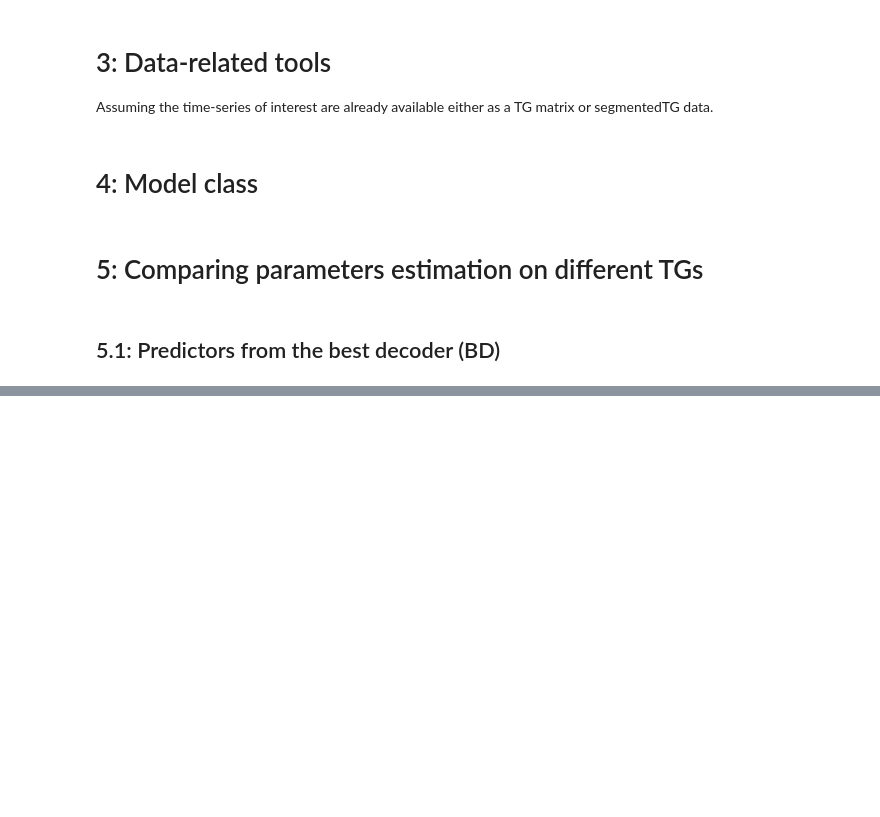
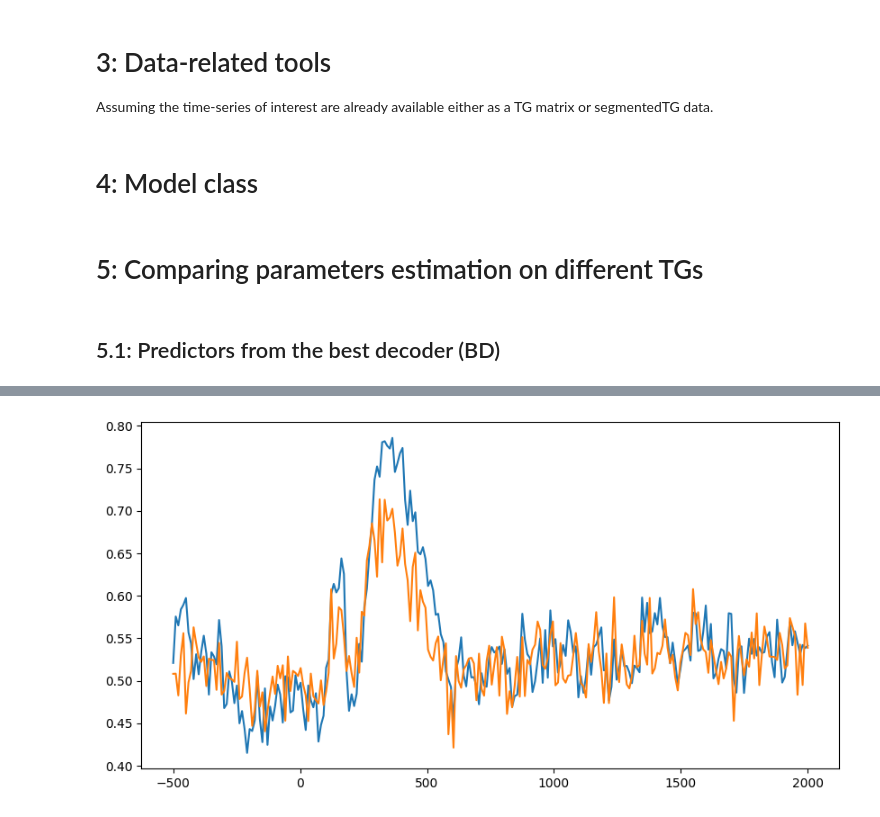
Before and after one commit to ThoHardy/SOUNDMODEL, a Jupyter notebook: SegmentedTemporalGeneralization.ipynb, the cells around one changed output, grey strips where cells are left out. Cells and saved outputs as stored; diff of their text form; code cells hidden in the pictures; blank space fills up the shorter version.

```diff
--- a/SegmentedTemporalGeneralization.ipynb
+++ b/SegmentedTemporalGeneralization.ipynb
@@ -1278,4 +1292,91 @@ AxisError: axis 0 is out of bounds for array of dimension 0
 # %%
 part, task = 13, 'Passive'
 data_ref = f'Data_SoundGOOD/myEpochs_{task}/Epoch_{SubIDs[part]}-epo.fif'
-time_series = compute_TG_matrix(data_ref, n_jobs=30)
+
+scores_all_blocks = []
+fitted_taus = []
+
+train_blocks = [list(range(5,21)), list(range(1,5)) + list(range(9,21)), list(range(1,9)) + list(range(13,21)),  list(range(1,13)) + list(range(17,21)), list(range(1,17))]
+test_blocks = [list(range(1,5)), list(range(5,9)), list(range(9,13)), list(range(13,17)), list(range(17,21))]
+
+
+for idx in tqdm(range(5), desc='Fold number'):
+
+    time_series, scores = compute_time_series(data_ref, n_jobs=30, blocks={'train':train_blocks[idx], 'test':test_blocks[idx]}, categories=[0,5])
+
+    # print('Find best 2D Gaussian...')
+    Z = np.mean(time_series[5],0) - np.mean(time_series[0], 0)
+    x1_range, x2_range = np.arange(55,81), np.arange(75,111)
+    best_params, score_matrix = fit_gaussians(Z, x1_range, x2_range, sigma_bounds=(1, 50))
+
+    # print(f'Best params : {best_params}, hence best times : {best_params[2]*10-500, best_params[0]*10-500} ms pso.')
+    # plt.figure(figsize=(8, 6))
+    # plt.imshow(score_matrix, extent=[0, 600, 0, 600],
+    #            aspect='auto', origin='lower', cmap='viridis')
+    # plt.colorbar(label='SSD Loss')
+    # plt.xlabel('Center 2 (ms)')
+    # plt.ylabel('Center 1 (ms)')
+    # plt.title('Loss Surface for Gaussian Center Combinations')
+    # plt.scatter(best_params[2]*10-500, best_params[0]*10-500, color='red', label='Best Fit')
+    # plt.legend()
+    # plt.show()
+
+    # compute psk
+    mu, std = best_params[2], best_params[3]
+    psk = np.exp(-(np.linspace(0,249,250) - mu)**2/(2*std**2))
+    # plt.figure(figsize=(10,5))
+    # plt.plot(psk)
+    # plt.show()
+
+    # compute epochs x psk and decode
+    epochs = mne.read_epochs(data_ref, preload=True, verbose=False).decimate(5)[f'blocknumber in {train_blocks[idx]}']
+    try:
+        stim_pres_epochs = epochs['7']
+    except:
+        stim_pres_epochs = epochs['6']
+    stim_abs_epochs = epochs['1']
+    combined_epochs = mne.concatenate_epochs([stim_abs_epochs, stim_pres_epochs], verbose=False)
+
+    X = combined_epochs.get_data()  # Shape: (n_epochs, n_channels, n_times)
+    X_sumup = np.average(X, axis=-1, weights=psk)
+    y = np.where(combined_epochs.events[:, 2] == 1, 0, 1)
+
+    # fit decoding pipeline
+    clf = make_pipeline(
+        Scaler(combined_epochs.info, scalings='mean'),
+        Vectorizer(),
+         LinearModel(LogisticRegression(penalty='l2', solver="liblinear")))
+    clf.fit(X_sumup,y)
+
+    # get test data
+    epochs_test = mne.read_epochs(data_ref, preload=True, verbose=False).decimate(5)[f'blocknumber in {test_blocks[idx]}']
+    try:
+        stim_pres_epochs_test = epochs_test['7']
+    except:
+        stim_pres_epochs_test = epochs_test['6']
+    stim_abs_epochs_test = epochs_test['1']
+    combined_epochs_test = mne.concatenate_epochs([stim_abs_epochs_test, stim_pres_epochs_test], verbose=False)
+    # compute test scores
+    X = combined_epochs_test.get_data()  # Shape: (n_epochs, n_channels, n_times)
+    y = np.where(combined_epochs_test.events[:, 2] == 1, 0, 1)
+    scores = np.array([clf.score(X[:,:,i], y) for i in range(250)])
+    scores_all_blocks.append(scores)
+
+    # fit tau
+    baseline = np.mean(time_series[0][:,training_time,:], 0)
+    empirical = {cat: time_series[cat][:,training_time,:] - baseline for cat in time_series.keys()}
+    m = RepresentationDynamicsModel(n_procs=1)
+    m.fit_OU_process_Kalman(empirical = empirical, keep_in_model = True)
+    fitted_taus.append(m.params['tau'])
+
+
+scores_all_blocks_PSKD = np.mean(np.array(scores_all_blocks), 0)
+fitted_taus_PSK = np.array(fitted_taus)
+
+plt.figure(figsize=(10,5))
+plt.plot(times, scores_all_blocks_BD, label='BD')
+plt.plot(times, scores_all_blocks_PSKD, label='PSKD')
+plt.title('Comparing AUC scoring for BD vs PSKD on participant 13 (mu +- std)')
+plt.legend()
+plt.show()
+# %% [output]
@@ -1281,0 +1388 @@ time_series = compute_TG_matrix(data_ref, n_jobs=30)
+[figure, added]
```
Also changed, not shown: parts of 7 cells of this notebook.
